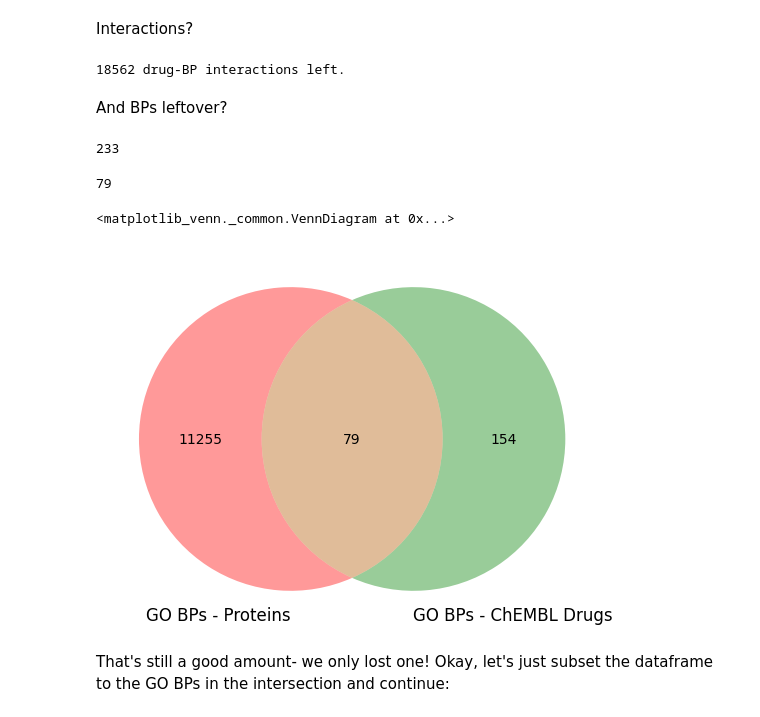
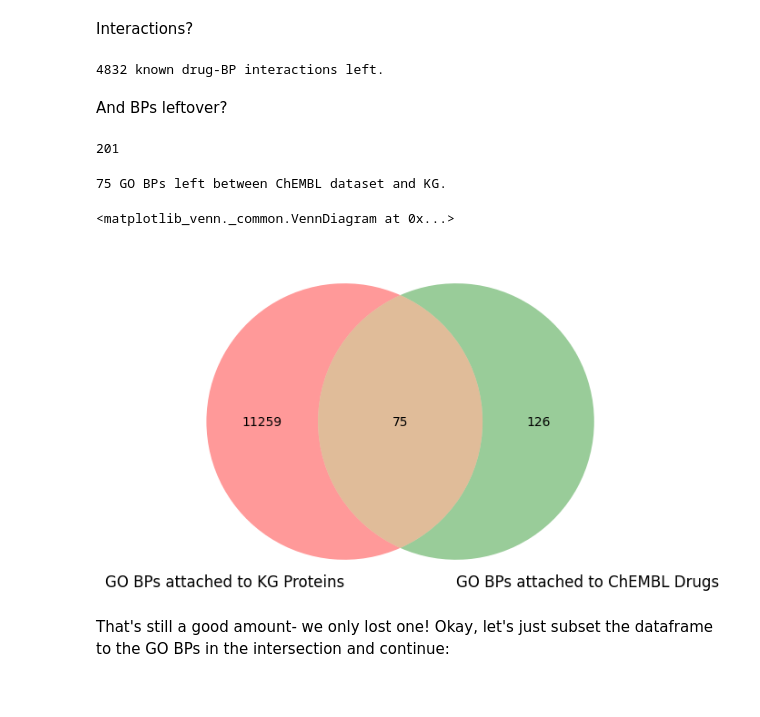
Before and after one commit to laurendelong21/MoA-Net, a Jupyter notebook: notebooks/enrichment.ipynb, the cells around one changed output. Cells and saved outputs as stored; diff of their text form; code cells hidden in the pictures.

Commit message:
redid enrichment notebook with only pchembl >=6

```diff
--- a/notebooks/enrichment.ipynb
+++ b/notebooks/enrichment.ipynb
@@ -352,3 +365,5 @@ chembl_go.head(10)
+# %%
+chembl_go = chembl_go.loc[chembl_go['pchembl_value'] >= 6]
 # %% [markdown]
 Let's just take the columns we want since the df is so large.
 # %%
@@ -472,28 +502,28 @@ print(f"{len(usable_drug_bps['chembl_idx'].unique())} drugs left.")
 # %% [markdown]
 Interactions?
 # %%
-print(f"{len(usable_drug_bps)} drug-BP interactions left.")
+print(f"{len(usable_drug_bps)} known drug-BP interactions left.")
 # %% [output]
-18562 drug-BP interactions left.
+4832 known drug-BP interactions left.
 # %% [markdown]
 And BPs leftover?
 # %%
 chembl_go_terms = set(usable_drug_bps['go_id'])
 len(chembl_go_terms)
 # %% [output]
-233
+201
 # %%
 bp_overlap = go_bps & chembl_go_terms
-len(bp_overlap)
+print(f"{len(bp_overlap)} GO BPs left between ChEMBL dataset and KG.")
 # %% [output]
-79
+75 GO BPs left between ChEMBL dataset and KG.
 # %%
 venn2_unweighted(
     [go_bps, chembl_go_terms],
-    set_labels=['GO BPs - Proteins', 'GO BPs - ChEMBL Drugs']
+    set_labels=['GO BPs attached to KG Proteins', 'GO BPs attached to ChEMBL Drugs']
 )
 # %% [output]
 <matplotlib_venn._common.VennDiagram at 0x...>
-[figure, old version]
+[figure, new version]
 # %% [markdown]
 That's still a good amount- we only lost one! Okay, let's just subset the dataframe to the GO BPs in the intersection and continue:
```
Also changed, not shown: parts of 31 cells of this notebook.
